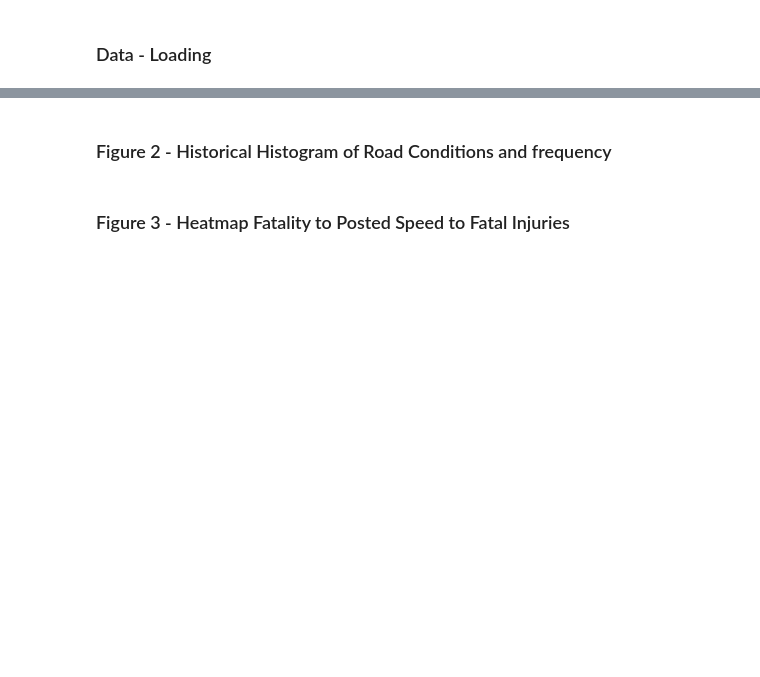
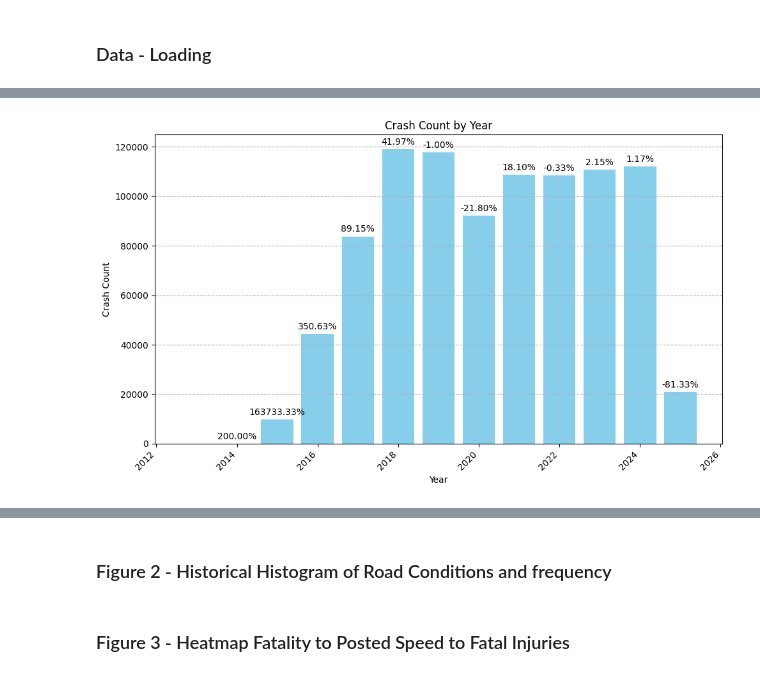
Before and after one commit to rmasud-michigan/siads_521_assignment_3, a Jupyter notebook: siads_521_assignment_3.ipynb, the cells around one changed output, grey strips where cells are left out. Drawn from its saved outputs; the diff is of its cells as text; code cells hidden in the pictures; blank space fills up the shorter version.

```diff
--- a/siads_521_assignment_3.ipynb
+++ b/siads_521_assignment_3.ipynb
@@ -29,2 +130,10 @@ Radif Masud
 # %% [markdown]
 ### Data - Loading
+# %%
+# load in he data into our local variable
+# we will pass that to our reusable plotting functions throughout the workbook
+# this dataset will have the etl from etl_crash_data applied to it
+df_chicago_data = get_chicago_crash_data()
+
+# let's take a peek at the data
+df_chicago_data.head(5)
@@ -32,0 +167,5 @@ Radif Masud
+# %%
+# use the reusable function and pass in our dataset
+plot_crash_count_by_year(df_chicago_data)
+# %% [output]
+[figure, added]
```
Also changed, not shown: parts of 19 cells of this notebook, 8 other files.
